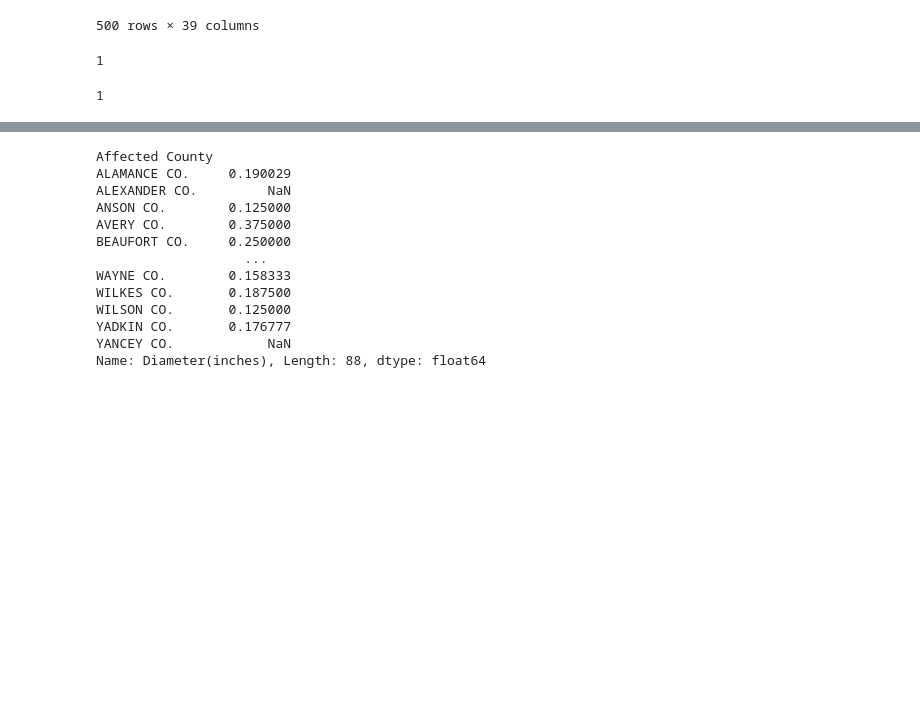
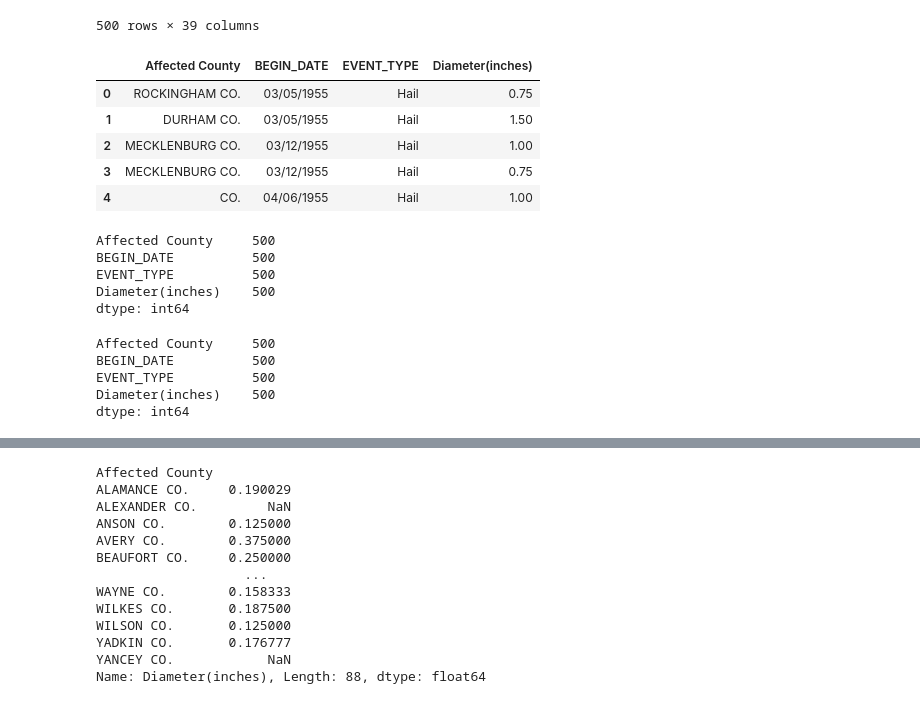
Before and after one commit to 1der4k/Data_Analysis_Project_1, a Jupyter notebook: nc_hail_report.ipynb, the cells around one changed output, grey strips where cells are left out. Cells and saved outputs as stored; diff of their text form; code cells hidden in the pictures; blank space fills up the shorter version.

```diff
--- a/nc_hail_report.ipynb
+++ b/nc_hail_report.ipynb
@@ -45,15 +45,21 @@ noaa_renamed_df
 | 498 | 10089046 | IREDELL CO. |  | 06/05/1985 | 1630 | Hail | 0.75 | ... |
 | 499 | 10089048 | CATAWBA CO. |  | 06/05/1985 | 1649 | Hail | 1.00 | ... |
 500 rows × 39 columns
-# %%
-death =noaa_renamed_df["DEATHS_DIRECT"].value_counts()
-number_of_deaths =len(death)
-number_of_deaths
-# %% [output]
-1
-# %%
-injuries =noaa_renamed_df["INJURIES_DIRECT"].value_counts()
-number_of_injuries =len(injuries)
-number_of_injuries
-# %% [output]
-1
+# %%
+nc_hail_df = noaa_renamed_df[["Affected County", "BEGIN_DATE", "EVENT_TYPE", "Diameter(inches)"]]
+nc_hail_df.head()
+# %% [output]
+|  | Affected County | BEGIN_DATE | EVENT_TYPE | Diameter(inches) |
+| 0 | ROCKINGHAM CO. | 03/05/1955 | Hail | 0.75 |
+| 1 | DURHAM CO. | 03/05/1955 | Hail | 1.50 |
+| 2 | MECKLENBURG CO. | 03/12/1955 | Hail | 1.00 |
+| 3 | MECKLENBURG CO. | 03/12/1955 | Hail | 0.75 |
+| 4 | CO. | 04/06/1955 | Hail | 1.00 |
+# %%
+nc_hail_df.count()
+# %% [output]
+Affected County     500
+BEGIN_DATE          500
+EVENT_TYPE          500
+Diameter(inches)    500
+dtype: int64
@@ -59,0 +68,8 @@ number_of_injuries
+# %%
+no_null_hail_df.count()
+# %% [output]
+Affected County     500
+BEGIN_DATE          500
+EVENT_TYPE          500
+Diameter(inches)    500
+dtype: int64
```
Also changed, not shown: parts of 9 cells of this notebook.
